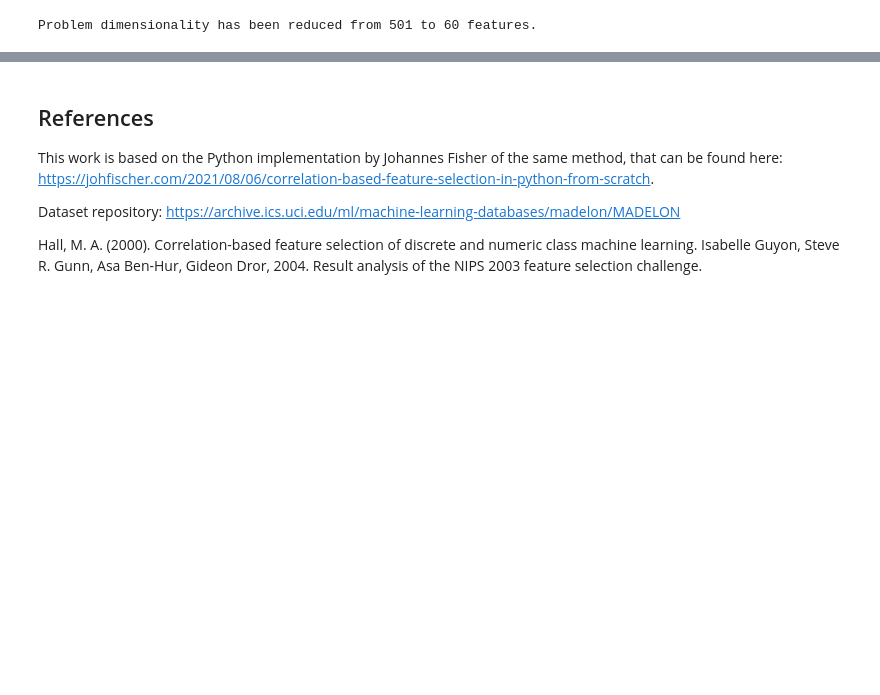
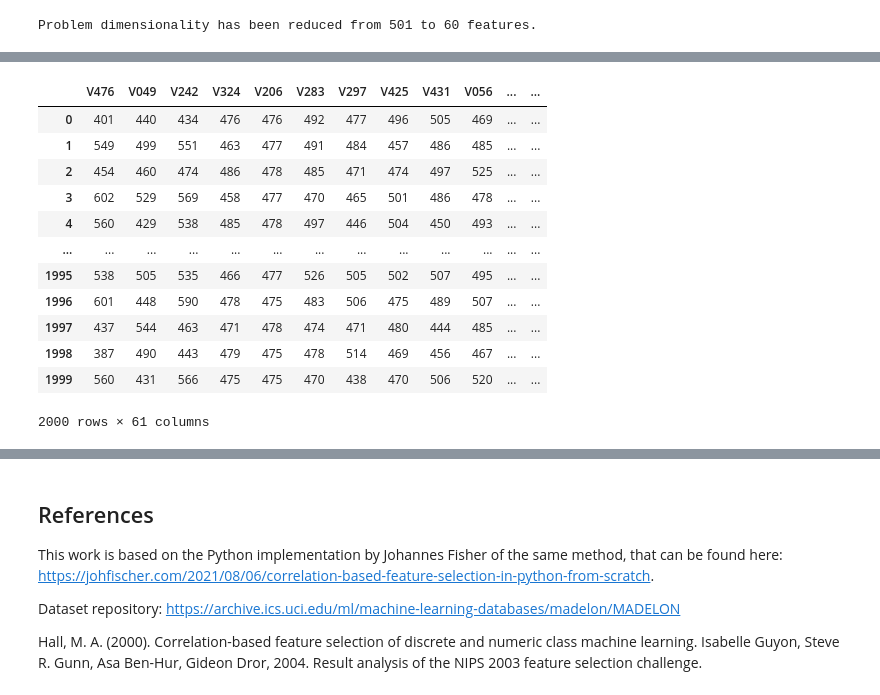
Before and after one commit to giuliots95/Correlation-based-feature-selection-method-for-classification, a Jupyter notebook: Correlation_based_feature_selection_method_for_classification.ipynb, the cells around one changed output, grey strips where cells are left out. Saved outputs shown, nothing was run; the diff lists cells and outputs as text; code cells hidden in the pictures; blank space fills up the shorter version.

```diff
--- a/Correlation_based_feature_selection_method_for_classification.ipynb
+++ b/Correlation_based_feature_selection_method_for_classification.ipynb
@@ -289,0 +327,19 @@ Problem dimensionality has been reduced from 501 to 60 features.
+# %%
+X = pd.read_csv(os.path.join(os.getcwd(), "Madelon_dataset_reduced.csv"))
+X_logit_train, X_logit_test, y_logit_train, y_logit_test = train_test_split(X, X["class"],
+                                                    test_size=0.33)
+X
+# %% [output]
+|  | V476 | V049 | V242 | V324 | V206 | V283 | V297 | V425 | V431 | V056 | ... | ... |
+| 0 | 401 | 440 | 434 | 476 | 476 | 492 | 477 | 496 | 505 | 469 | ... | ... |
+| 1 | 549 | 499 | 551 | 463 | 477 | 491 | 484 | 457 | 486 | 485 | ... | ... |
+| 2 | 454 | 460 | 474 | 486 | 478 | 485 | 471 | 474 | 497 | 525 | ... | ... |
+| 3 | 602 | 529 | 569 | 458 | 477 | 470 | 465 | 501 | 486 | 478 | ... | ... |
+| 4 | 560 | 429 | 538 | 485 | 478 | 497 | 446 | 504 | 450 | 493 | ... | ... |
+| ... | ... | ... | ... | ... | ... | ... | ... | ... | ... | ... | ... | ... |
+| 1995 | 538 | 505 | 535 | 466 | 477 | 526 | 505 | 502 | 507 | 495 | ... | ... |
+| 1996 | 601 | 448 | 590 | 478 | 475 | 483 | 506 | 475 | 489 | 507 | ... | ... |
+| 1997 | 437 | 544 | 463 | 471 | 478 | 474 | 471 | 480 | 444 | 485 | ... | ... |
+| 1998 | 387 | 490 | 443 | 479 | 475 | 478 | 514 | 469 | 456 | 467 | ... | ... |
+| 1999 | 560 | 431 | 566 | 475 | 475 | 470 | 438 | 470 | 506 | 520 | ... | ... |
+2000 rows × 61 columns
```
Also changed, not shown: parts of 11 cells of this notebook.
